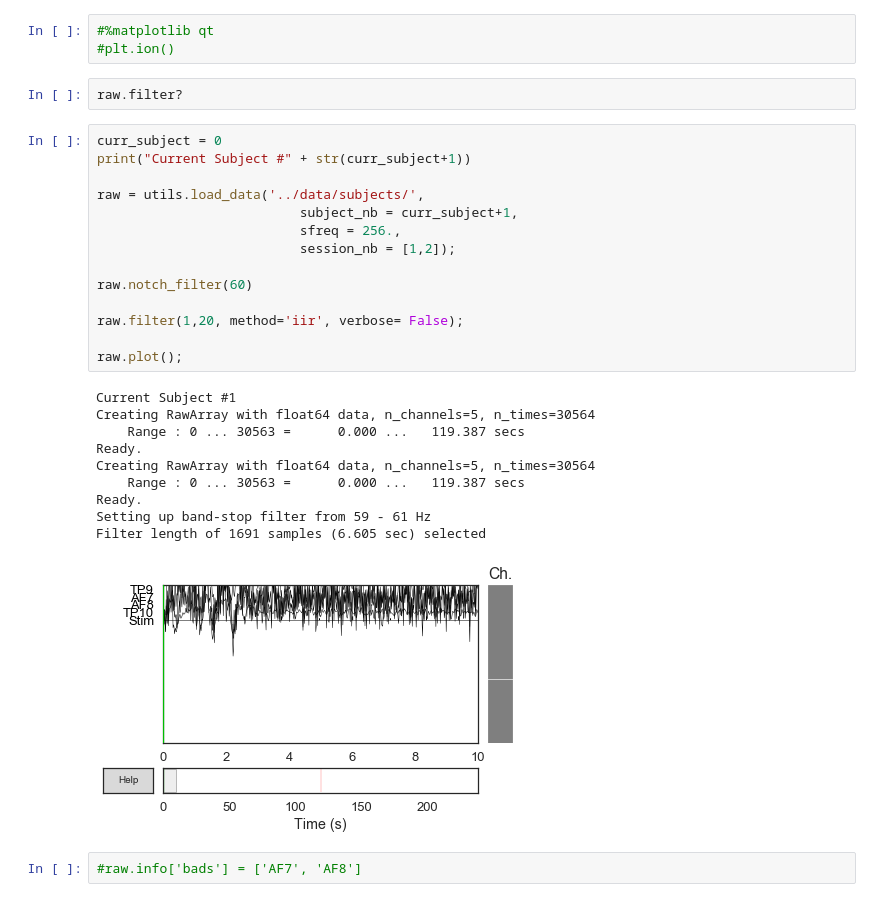
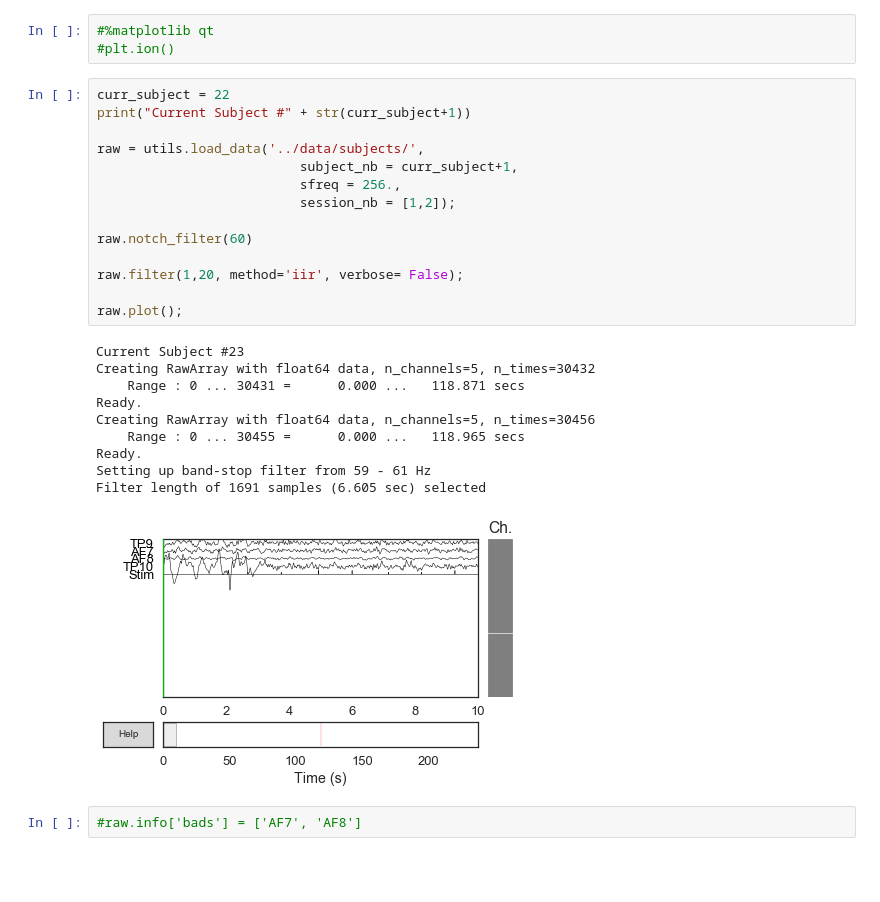
Before and after one commit to nomcomm/MediaNeuroscienceOnAShoestring_JMP, a Jupyter notebook: scripts/muse_analysis02_Ralf.ipynb, the cells around one changed output. Saved outputs shown, nothing was run; the diff lists cells and outputs as text; blank space fills up the shorter version.

```diff
--- a/scripts/muse_analysis02_Ralf.ipynb
+++ b/scripts/muse_analysis02_Ralf.ipynb
@@ -19,32 +19,30 @@ sys.executable
 # %%
 #%matplotlib qt
 #plt.ion()
-# %%
-raw.filter?
 # %%
-curr_subject = 0
+curr_subject = 22
 print("Current Subject #" + str(curr_subject+1))
 
 raw = utils.load_data('../data/subjects/',
                           subject_nb = curr_subject+1,
                           sfreq = 256.,
                           session_nb = [1,2]);
 
 raw.notch_filter(60)
 
 raw.filter(1,20, method='iir', verbose= False);
 
 raw.plot();
 # %% [output]
-Current Subject #1
-Creating RawArray with float64 data, n_channels=5, n_times=30564
-    Range : 0 ... 30563 =      0.000 ...   119.387 secs
+Current Subject #23
+Creating RawArray with float64 data, n_channels=5, n_times=30432
+    Range : 0 ... 30431 =      0.000 ...   118.871 secs
 Ready.
-Creating RawArray with float64 data, n_channels=5, n_times=30564
-    Range : 0 ... 30563 =      0.000 ...   119.387 secs
+Creating RawArray with float64 data, n_channels=5, n_times=30456
+    Range : 0 ... 30455 =      0.000 ...   118.965 secs
 Ready.
 Setting up band-stop filter from 59 - 61 Hz
 Filter length of 1691 samples (6.605 sec) selected
-[figure, old version]
+[figure, new version]
 # %%
 #raw.info['bads'] = ['AF7', 'AF8']
```
Also changed, not shown: parts of 2 cells of this notebook, 25 other files.
